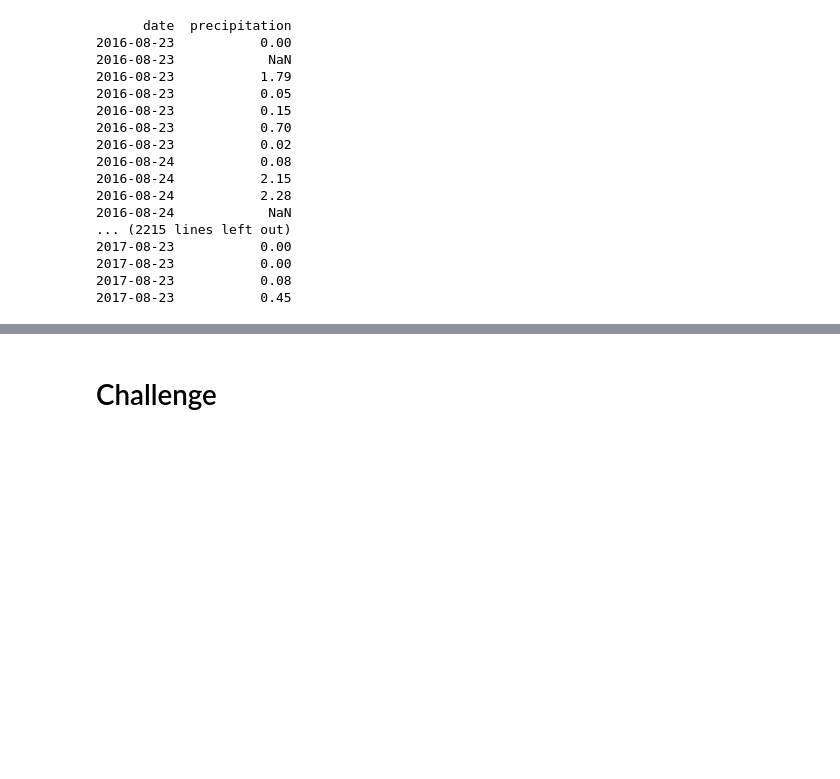
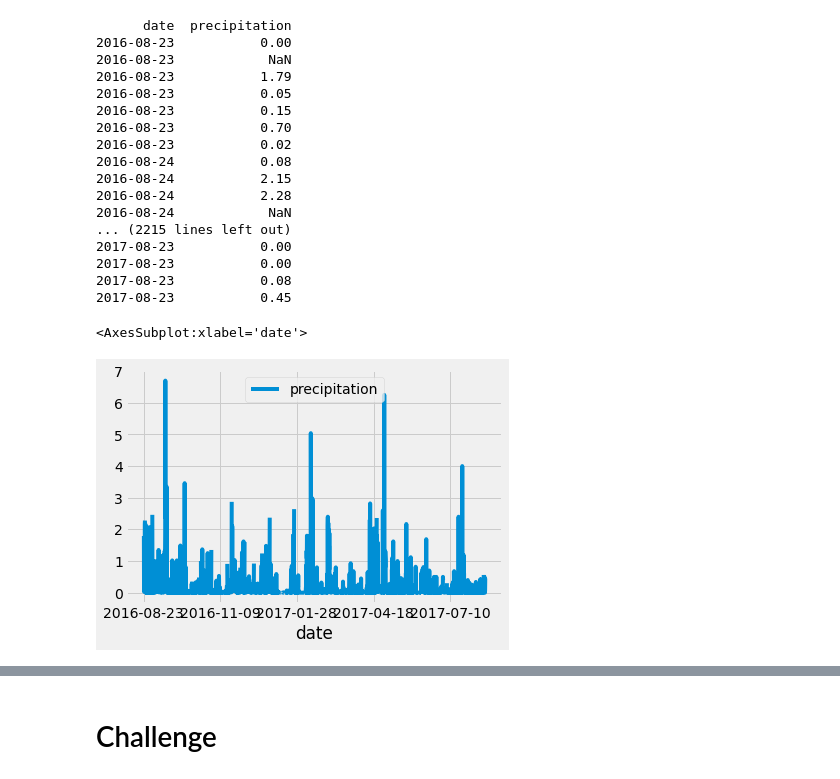
Before and after one commit to Tbrads325/surfs_up, a Jupyter notebook: climate_analysis.ipynb, the cells around one changed output, grey strips where cells are left out. Cells and saved outputs as stored; diff of their text form; code cells hidden in the pictures; blank space fills up the shorter version.

```diff
--- a/climate_analysis.ipynb
+++ b/climate_analysis.ipynb
@@ -98,5 +98,9 @@ print(df.to_string(index=False))
 2017-08-23           0.45
 # %%
 # Use Pandas Plotting with Matplotlib to plot the data
+df.plot()
+# %% [output]
+<AxesSubplot:xlabel='date'>
+[figure, added]
 # %%
 # Use Pandas to calcualte the summary statistics for the precipitation data
```
Also changed, not shown: parts of 5 cells of this notebook.
